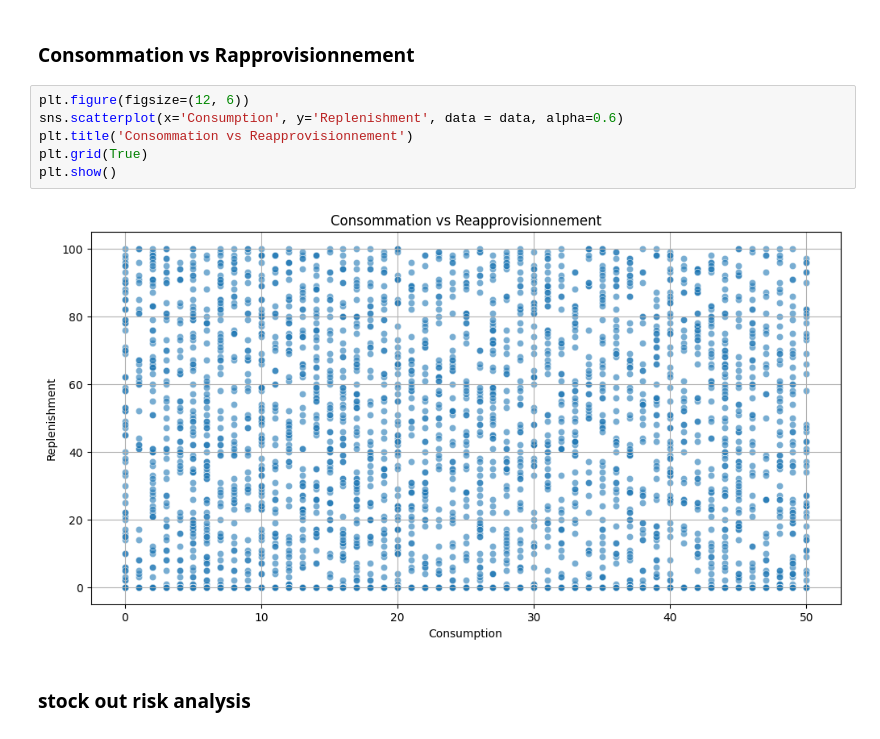
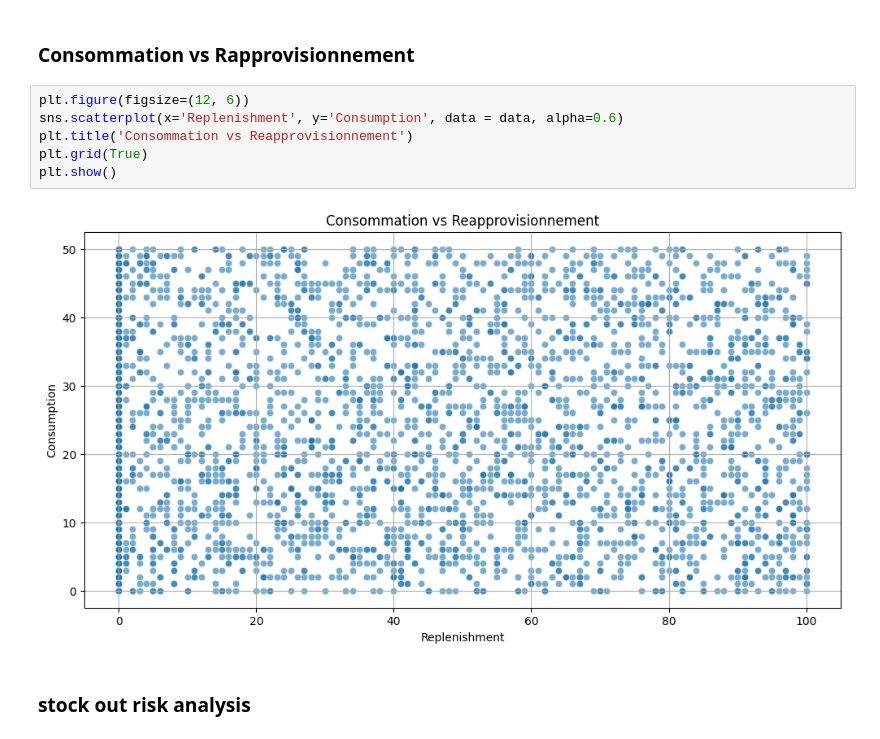
Before and after one commit to 3zden/Stock-out-prediction, a Jupyter notebook: Modeling Phase/EDA.ipynb, the cells around one changed output. Drawn from its saved outputs; the diff is of its cells as text.

```diff
--- a/Modeling Phase/EDA.ipynb
+++ b/Modeling Phase/EDA.ipynb
@@ -131,12 +133,12 @@ plt.show()
 ### Consommation vs Rapprovisionnement
 # %%
 plt.figure(figsize=(12, 6))
-sns.scatterplot(x='Consumption', y='Replenishment', data = data, alpha=0.6)
+sns.scatterplot(x='Replenishment', y='Consumption', data = data, alpha=0.6)
 plt.title('Consommation vs Reapprovisionnement')
 plt.grid(True)
 plt.show()
 # %% [output]
-[figure, old version]
+[figure, new version]
 # %% [markdown]
 ### stock out risk analysis
 # %%
```
Also changed, not shown: parts of 3 cells of this notebook.
